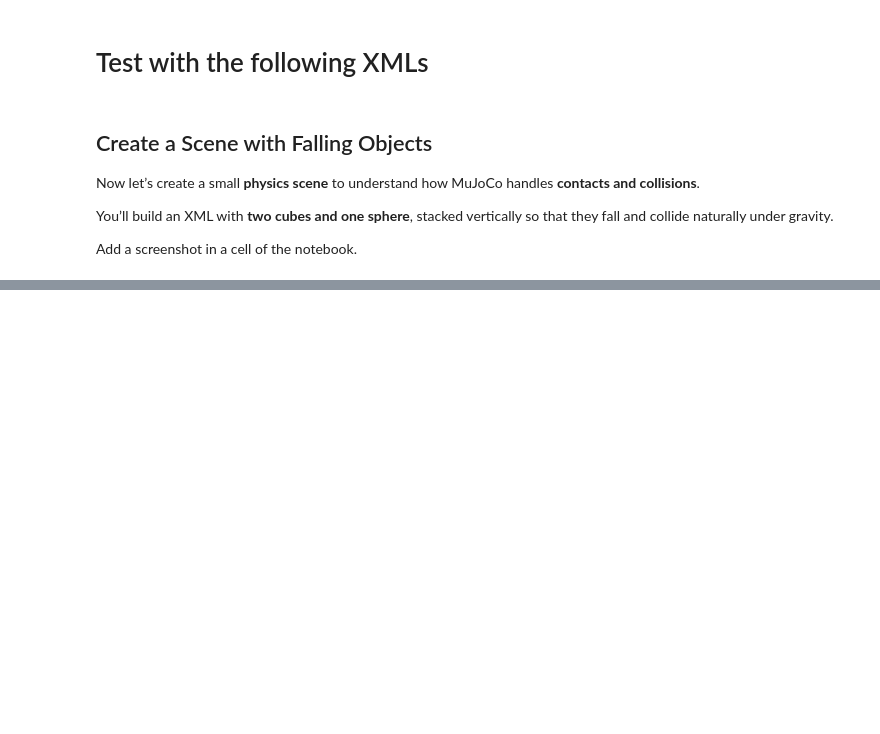
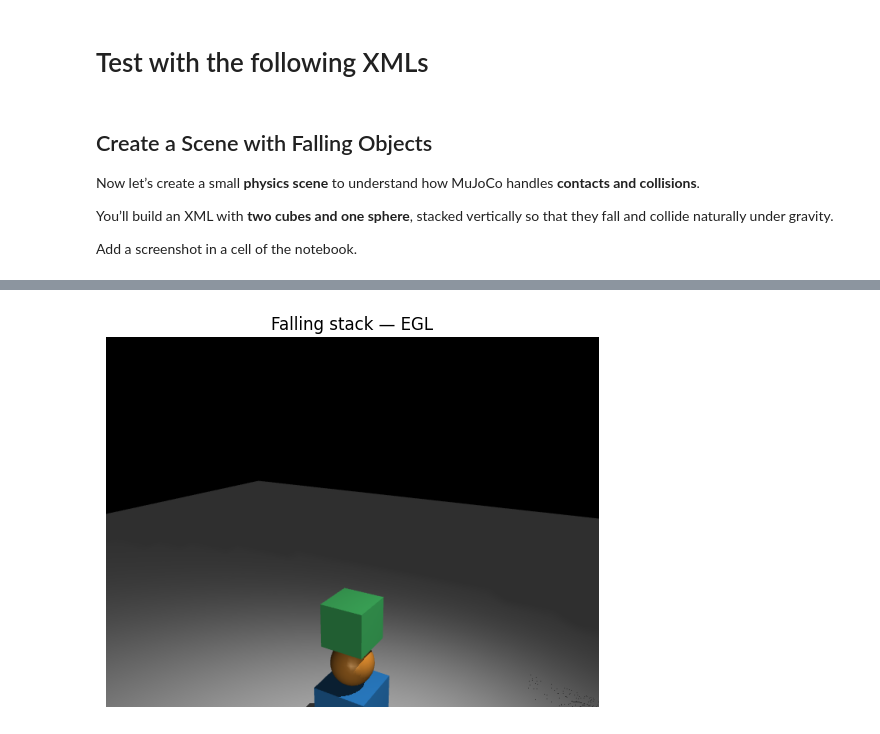
Before and after one commit to dingyida/reinforce-learning, a Jupyter notebook: 10.16.ipynb, the cells around one changed output, grey strips where cells are left out. Drawn from its saved outputs; the diff is of its cells as text; code cells hidden in the pictures; blank space fills up the shorter version.

```diff
--- a/10.16.ipynb
+++ b/10.16.ipynb
@@ -1185,0 +1126,84 @@ Add a screenshot in a cell of the notebook.
+# %%
+# --- Setup: use EGL backend on a GPU runtime ---
+!apt-get -qq install -y libegl1 libgles2-mesa-dev > /dev/null
+
+import os
+os.environ["MUJOCO_GL"] = "egl"   # GPU offscreen
+
+import mujoco
+import numpy as np
+import matplotlib.pyplot as plt
+import imageio.v3 as iio
+from IPython.display import Video
+
+XML = r"""
+<mujoco model="stack_two_cubes_one_sphere">
+  <compiler inertiafromgeom="true"/>
+  <option timestep="0.002" gravity="0 0 -9.81"/>
+  <default>
+    <geom density="1000" friction="0.8 0.1 0.1"/>
+  </default>
+
+  <worldbody>
+    <geom name="floor" type="plane" pos="0 0 0" size="6 6 0.1" rgba="0.9 0.9 0.9 1"/>
+
+    <!-- Start everything much higher to see the fall clearly -->
+    <body name="cube_bottom" pos="0 0 1.00">
+      <freejoint/>
+      <geom type="box" size="0.15 0.15 0.15" rgba="0.20 0.60 0.95 1"/>
+    </body>
+
+    <body name="sphere_mid" pos="0 0 1.50">
+      <freejoint/>
+      <geom type="sphere" size="0.12" rgba="0.95 0.60 0.20 1"/>
+    </body>
+
+    <body name="cube_top" pos="0 0 1.90">
+      <freejoint/>
+      <geom type="box" size="0.12 0.12 0.12" rgba="0.30 0.85 0.45 1"/>
+    </body>
+
+    <light diffuse=".7 .7 .7" pos="1.5 1.0 3.0" dir="-1 -1 -2"/>
+  </worldbody>
+</mujoco>
+"""
+
+# Build model/data
+model = mujoco.MjModel.from_xml_string(XML)
+data  = mujoco.MjData(model)
+
+# Manual camera
+cam = mujoco.MjvCamera(); mujoco.mjv_defaultCamera(cam)
+cam.lookat[:]  = np.array([0.0, 0.0, 1.2])  # look higher
+cam.distance   = 2.2
+cam.azimuth    = 120.0
+cam.elevation  = -15.0
+
+# Sim params
+sim_time = 6.0      # seconds
+fps = 30
+next_frame_t = 0.0
+
+frames = []
+
+# Use context manager so renderer closes cleanly (no __del__ warning)
+with mujoco.Renderer(model, height=480, width=640) as renderer:
+    while data.time < sim_time:
+        while data.time < next_frame_t:
+            mujoco.mj_step(model, data)
+        renderer.update_scene(data, camera=cam)
+        frames.append(renderer.render().copy())
+        next_frame_t += 1.0 / fps
+
+# Show last frame
+plt.imshow(frames[-1]); plt.axis("off"); plt.title("Falling stack — EGL"); plt.show()
+
+# Save smooth MP4 (no GIF flicker)
+mp4_path = "/content/stack_fall.mp4"
+iio.imwrite(mp4_path, frames, fps=fps, codec="libx264", quality=8)
+print(f"Saved MP4: {mp4_path}")
+Video(mp4_path, embed=True)
+# To download:
+# from google.colab import files; files.download(mp4_path)
+# %% [output]
+[figure, added]
```
Also changed, not shown: parts of 8 cells of this notebook.
